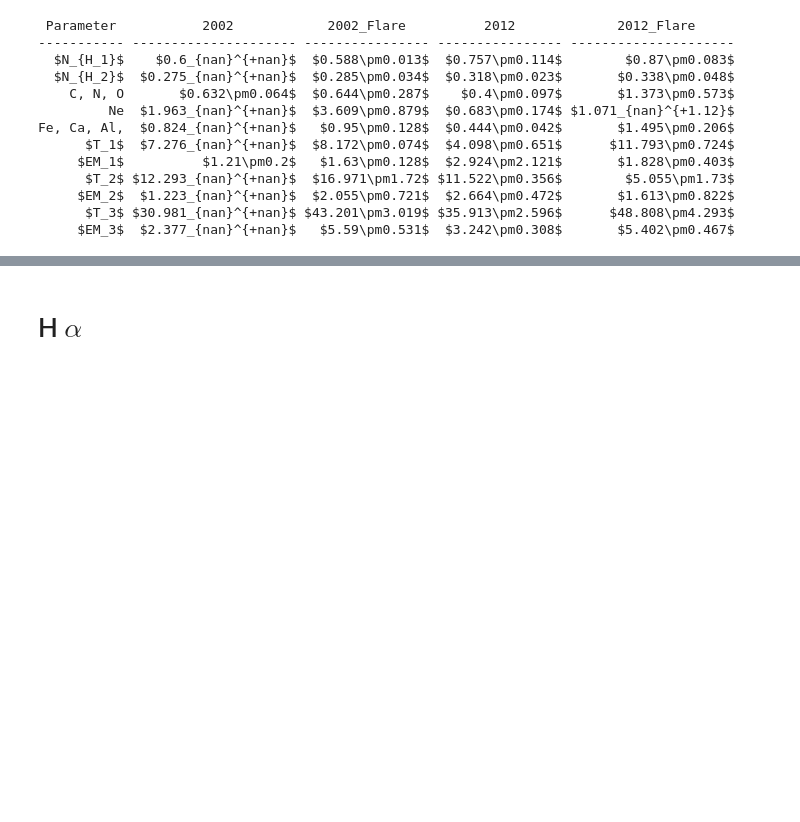
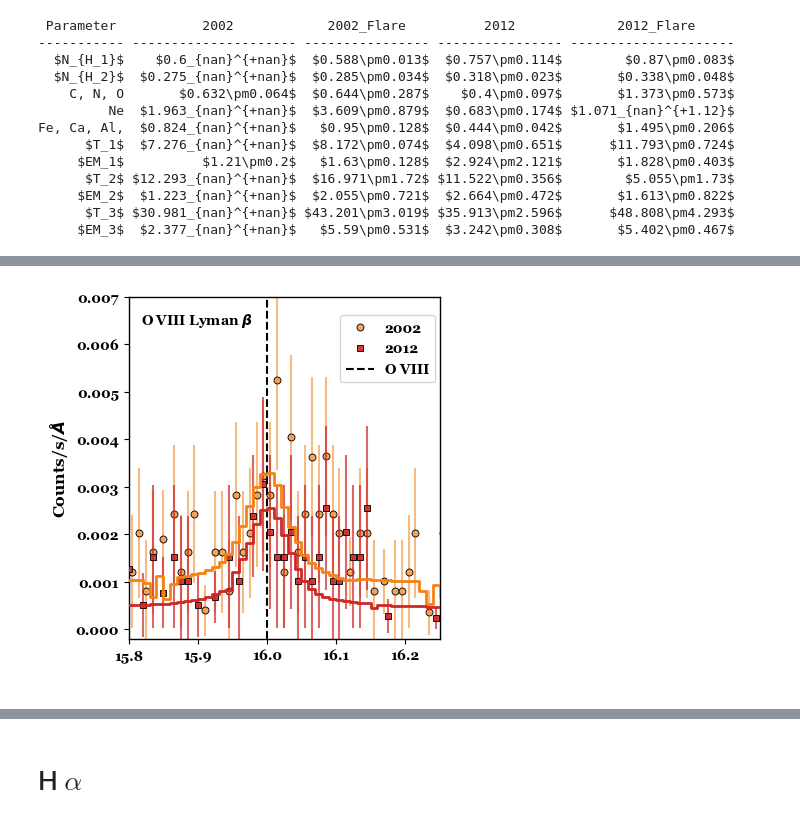
Before and after one commit to woodml/TaleOfTwoStars, a Jupyter notebook: Notebooks/Su_Aur/SU plots and stuff.ipynb, the cells around one changed output, grey strips where cells are left out. Cells and saved outputs as stored; diff of their text form; code cells hidden in the pictures; blank space fills up the shorter version.

```diff
--- a/Notebooks/Su_Aur/SU plots and stuff.ipynb
+++ b/Notebooks/Su_Aur/SU plots and stuff.ipynb
@@ -871,0 +877,11 @@ Fe, Ca, Al,  $0.824_{nan}^{+nan}$   $0.95\pm0.128$  $0.444\pm0.042$       $1.495
+# %%
+# 2002 Data
+ui.load_data('2002_rgs_1','/Users/woodml/Observing/XMM-Newton/SU_Aur/0101440801/combinedrgsspectra.ds')
+ui.load_rmf('2002_rgs_1', '/Users/woodml/Observing/XMM-Newton/SU_Aur/0101440801/combinedrgsrespmat.ds')
+
+ui.load_data('2002_rgs_2','/Users/woodml/Observing/XMM-Newton/SU_Aur/0101440801/combinedrgsspectra.ds')
+ui.load_rmf('2002_rgs_2', '/Users/woodml/Observing/XMM-Newton/SU_Aur/0101440801/combinedrgsrespmat.ds')
+
+hdr_2002 = fits.open('/Users/woodml/Observing/XMM-Newton/SU_Aur/0101440801/combinedrgsspectra.ds')[1].header
+
+ui.set_analysis('wave')  # set analysis to give wavelength instead of channel, needs a loaded rmf
@@ -871,0 +893,9 @@ Fe, Ca, Al,  $0.824_{nan}^{+nan}$   $0.95\pm0.128$  $0.444\pm0.042$       $1.495
+# %%
+# Load 2012 Data
+ui.load_data('2012_rgs_3','/Users/woodml/Observing/XMM-Newton/SU_Aur/0671960101/combinedrgsspectra.ds')
+ui.load_rmf('2012_rgs_3', '/Users/woodml/Observing/XMM-Newton/SU_Aur/0671960101/combinedrgsrespmat.ds')
+
+ui.load_data('2012_rgs_4','/Users/woodml/Observing/XMM-Newton/SU_Aur/0671960101/combinedrgsspectra.ds')
+ui.load_rmf('2012_rgs_4', '/Users/woodml/Observing/XMM-Newton/SU_Aur/0671960101/combinedrgsrespmat.ds')
+
+ui.set_analysis('wave')  # set analysis to give wavelength instead of channel, needs a loaded rmf
@@ -871,0 +1010,74 @@ Fe, Ca, Al,  $0.824_{nan}^{+nan}$   $0.95\pm0.128$  $0.444\pm0.042$       $1.495
+# %%
+ui.group_counts('2002_rgs_1',2)
+ui.group_counts('2012_rgs_3',2)
+ui.group_counts('2002_rgs_2',2)
+ui.group_counts('2012_rgs_4',2)
+
+
+plt.figure(figsize=(4,4), layout="constrained")
+
+ui.plot_data('2002_rgs_1', yerrorbars=True, linestyle='None', marker='o', markersize=5,
+             markerfacecolor='#f29e4c', color='k', ecolor='#f29e4c', alpha=0.7)
+ui.plot_data('2012_rgs_3', yerrorbars=True, linestyle='None', marker='s', markersize=5,
+             markerfacecolor='#cf2626', color='k', ecolor='#cf2626', alpha=0.7, overplot=True)
+
+ui.plot_model('2002_rgs_1', yerrorbars=False, linestyle='solid', marker='None', color='#f48314', drawstyle='steps', overplot=True)
+ui.plot_model('2012_rgs_3', yerrorbars=False, linestyle='solid', marker='None', color='#cf2626', drawstyle='steps', overplot=True)
+g = plt.gcf().axes
+# g[0].lines[0].set_alpha(0.85)
+g[0].lines[1].set_label('2002')
+g[0].lines[3].set_label('2012')
+g[0].lines[1].set_markeredgewidth(0.7)
+g[0].lines[1].set_alpha(0.9)
+g[0].lines[3].set_alpha(0.9)
+g[0].lines[3].set_markeredgewidth(0.7)
+g[0].lines[4].set_linewidth(2)
+g[0].lines[6].set_linewidth(2)
+
+plt.vlines([16.00, 18.97], -0.005, 0.01, 'k','--', label='O VIII')
+
+plt.xlim(15.8, 16.25)
+plt.ylim(-0.0002, 0.007)
+plt.xlabel('  ', fontsize=12)
+plt.ylabel(r'Counts/s/$\AA$', fontsize=12)
+plt.legend(loc=(0.68, 0.75))
+plt.title('')
+plt.text(0.04, 0.92, r'O VIII Lyman $\beta$', transform=g[0].transAxes)
+plt.savefig('/Users/woodml/Documents/X-Ray/TaleofTwoStars/SU_Aur/figure_oviiib_linefit.pdf', format='pdf', bbox_inches='tight', pad_inches=0.1, transparent=True)
+plt.show()
+
+# - - - - - - - - - - - - - - - -
+plt.figure(figsize=(4,4), layout="constrained")
+
+ui.plot_data('2002_rgs_2', yerrorbars=True, linestyle='None', marker='o', markersize=5,
+             markerfacecolor='#f29e4c', color='k', ecolor='#f29e4c', alpha=0.7, drawstyle='steps')
+ui.plot_data('2012_rgs_4', yerrorbars=True, linestyle='None', marker='s', markersize=5,
+             markerfacecolor='#cf2626', color='k', ecolor='#cf2626', alpha=0.7, drawstyle='steps', overplot=True)
+
+ui.plot_model('2002_rgs_2', yerrorbars=False, linestyle='solid', color='#f48314', marker='None', drawstyle='steps', overplot=True)
+ui.plot_model('2012_rgs_4', yerrorbars=False, linestyle='solid', color='#cf2626', marker='None', drawstyle='steps', overplot=True)
+
+g = plt.gcf().axes
+g[0].lines[1].set_label('2002')
+g[0].lines[3].set_label('2012')
+g[0].lines[1].set_markeredgewidth(0.7)
+g[0].lines[1].set_alpha(0.9)
+g[0].lines[3].set_alpha(0.9)
+g[0].lines[3].set_markeredgewidth(0.7)
+g[0].lines[6].set_linewidth(2)
+g[0].lines[4].set_linewidth(2)
+
+
+plt.vlines([16.00, 18.97], -0.005, 0.01, 'k','--', label='O VIII')
+
+plt.xlim(18.7, 19.25)
+plt.ylim(-0.0002, 0.007)
+plt.xlabel('  ', fontsize=12)
+plt.ylabel(r'  ', fontsize=12)
+plt.legend(loc=(0.68, 0.75))
+plt.title('')
+plt.text(0.04, 0.92, r'O VIII Lyman $\alpha$', transform=g[0].transAxes)
+plt.savefig('/Users/woodml/Documents/X-Ray/TaleofTwoStars/SU_Aur/figure_oviiia_linefit.pdf', format='pdf', bbox_inches='tight', pad_inches=0.1, transparent=True)
+plt.show()
+# %% [output]
+[figure, added]
```
Also changed, not shown: parts of 11 cells of this notebook.
